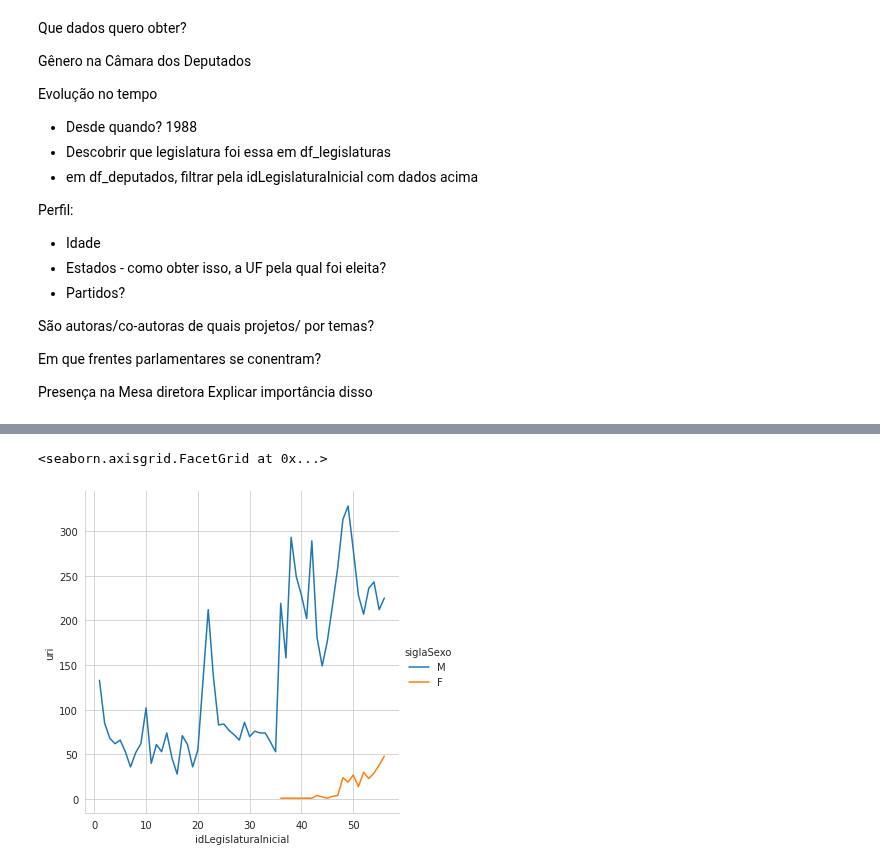
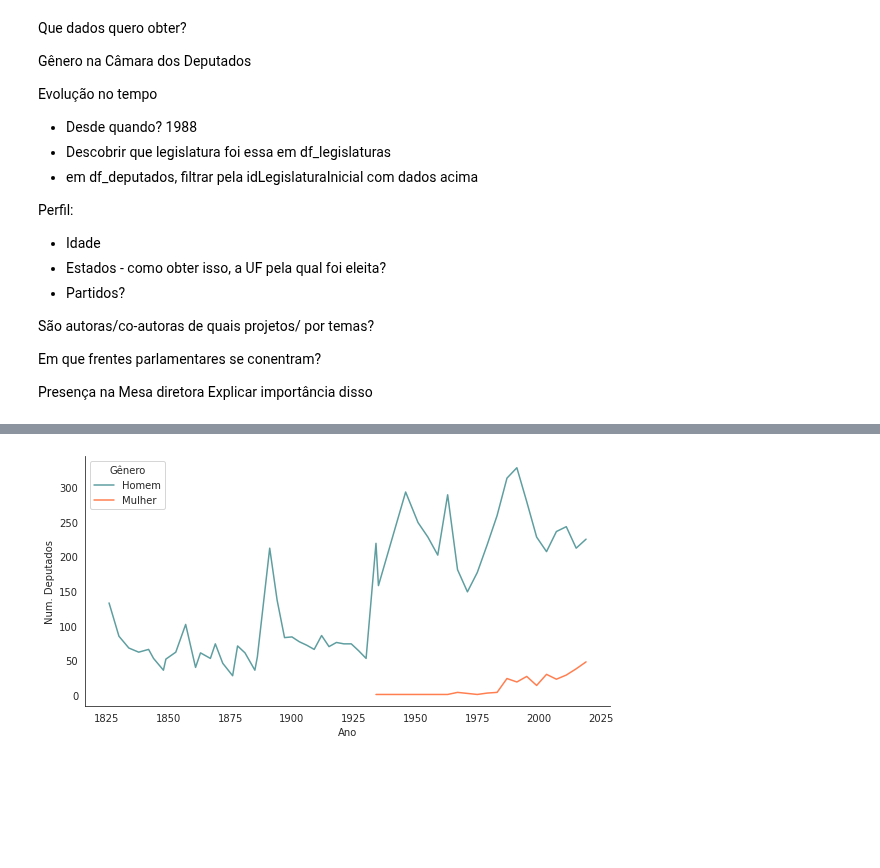
Before and after one commit to sartoriando/dotfiles, a Jupyter notebook: Rascunho_trabalho_final.ipynb, the cells around one changed output, grey strips where cells are left out. Saved outputs shown, nothing was run; the diff lists cells and outputs as text; code cells hidden in the pictures; blank space fills up the shorter version.

```diff
--- a/Rascunho_trabalho_final.ipynb
+++ b/Rascunho_trabalho_final.ipynb
@@ -63,7 +68,14 @@ totais_por_sexo.tail(5)
-# %%
-sns.set_style('whitegrid')
-sns.relplot(data=totais_por_sexo, kind='line', x='idLegislaturaInicial', y='uri', hue='siglaSexo')
-# %% [output]
-<seaborn.axisgrid.FacetGrid at 0x...>
-[figure, removed]
+# %%
+# Evolução da presença das mulheres na Câmara dos Deputados desde sua fundação
+
+two_colors = {'F': '#FF7F50', 'M': '#5F9EA0'}
+
+sns.set_style('white')
+evolucao = sns.relplot(data=totais_por_sexo, kind='line', x='anoInicioLegislatura',
+                       y='uri_deputado', hue='siglaSexo', palette=two_colors, height=4, aspect=2, legend=False)
+evolucao.set_axis_labels("Ano", "Num. Deputados")
+plt.legend(title='Gênero', loc='upper left', labels=['Homem', 'Mulher'])
+plt.show(evolucao)
+# %% [output]
+[figure, added]
 # %%
```
Also changed, not shown: parts of 26 cells of this notebook.
